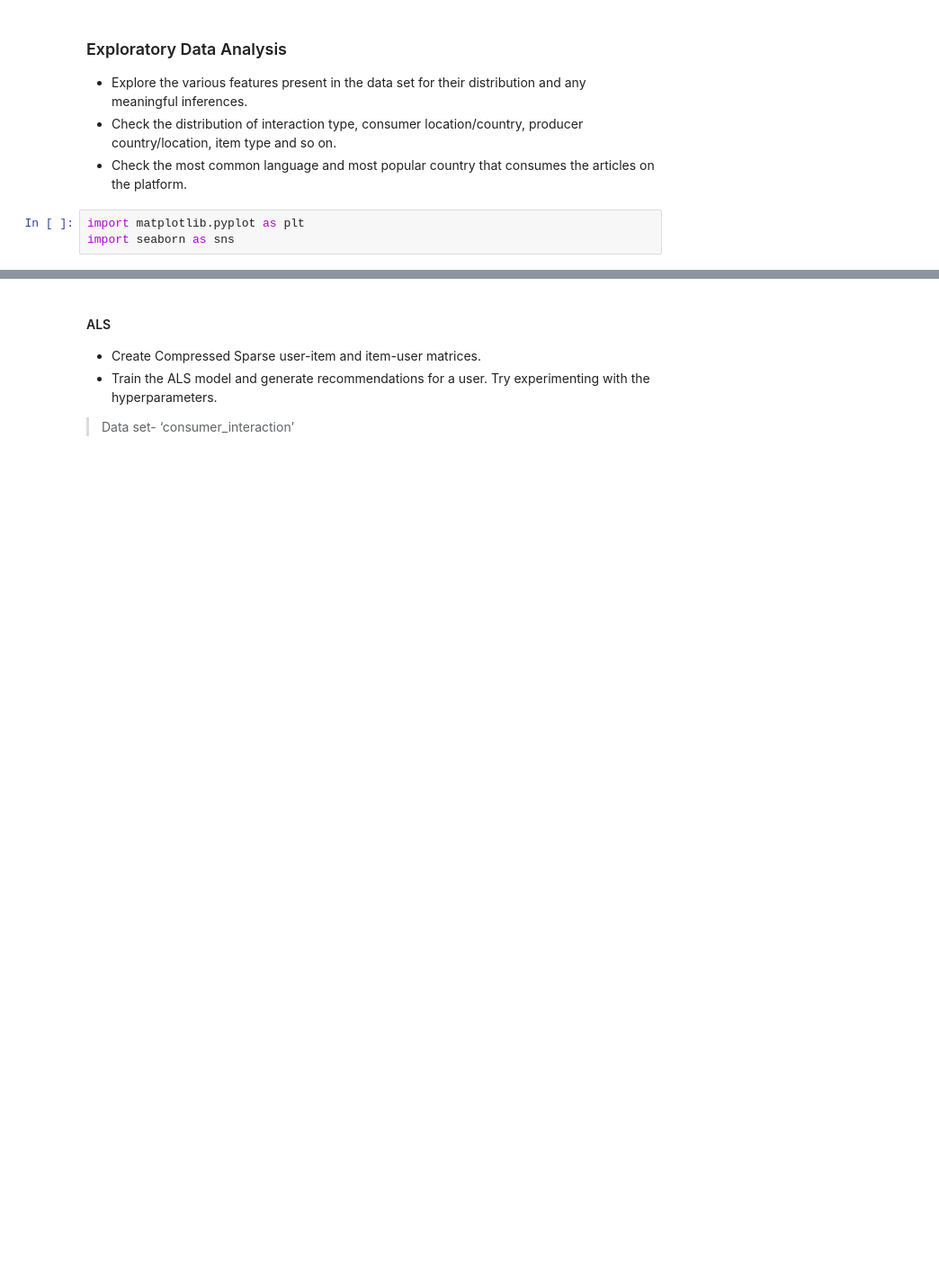
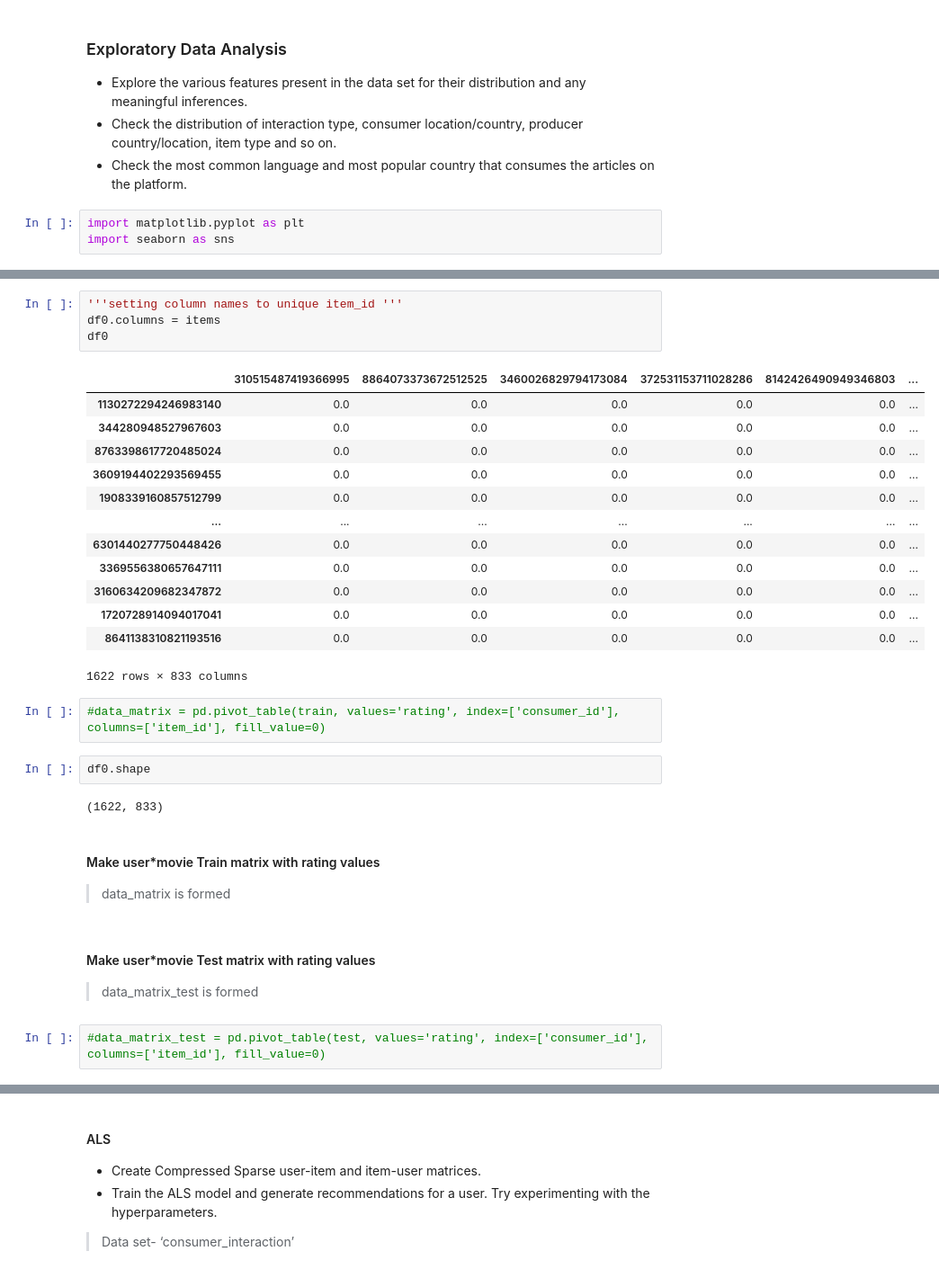
Before and after one commit to ishitamahindroo/NewsRecommendor, a Jupyter notebook: capstone0.ipynb, the cells around one changed output, grey strips where cells are left out. Shown at 90% size. Drawn from its saved outputs; the diff is of its cells as text; blank space fills up the shorter version.

```diff
--- a/capstone0.ipynb
+++ b/capstone0.ipynb
@@ -481,0 +653,32 @@ import seaborn as sns
+# %%
+'''setting column names to unique item_id '''
+df0.columns = items
+df0
+# %% [output]
+|  | 310515487419366995 | 8864073373672512525 | 3460026829794173084 | 372531153711028286 | 8142426490949346803 | ... |
+| 1130272294246983140 | 0.0 | 0.0 | 0.0 | 0.0 | 0.0 | ... |
+| 344280948527967603 | 0.0 | 0.0 | 0.0 | 0.0 | 0.0 | ... |
+| 8763398617720485024 | 0.0 | 0.0 | 0.0 | 0.0 | 0.0 | ... |
+| 3609194402293569455 | 0.0 | 0.0 | 0.0 | 0.0 | 0.0 | ... |
+| 1908339160857512799 | 0.0 | 0.0 | 0.0 | 0.0 | 0.0 | ... |
+| ... | ... | ... | ... | ... | ... | ... |
+| 6301440277750448426 | 0.0 | 0.0 | 0.0 | 0.0 | 0.0 | ... |
+| 3369556380657647111 | 0.0 | 0.0 | 0.0 | 0.0 | 0.0 | ... |
+| 3160634209682347872 | 0.0 | 0.0 | 0.0 | 0.0 | 0.0 | ... |
+| 1720728914094017041 | 0.0 | 0.0 | 0.0 | 0.0 | 0.0 | ... |
+| 8641138310821193516 | 0.0 | 0.0 | 0.0 | 0.0 | 0.0 | ... |
+1622 rows × 833 columns
+# %%
+#data_matrix = pd.pivot_table(train, values='rating', index=['consumer_id'], columns=['item_id'], fill_value=0)
+# %%
+df0.shape
+# %% [output]
+(1622, 833)
+# %% [markdown]
+#### Make user*movie Train matrix with rating values
+> data_matrix is formed
+# %% [markdown]
+#### Make user*movie Test matrix with rating values
+> data_matrix_test is formed
+# %%
+#data_matrix_test = pd.pivot_table(test, values='rating', index=['consumer_id'], columns=['item_id'], fill_value=0)
```
Also changed, not shown: parts of 36 cells of this notebook.
